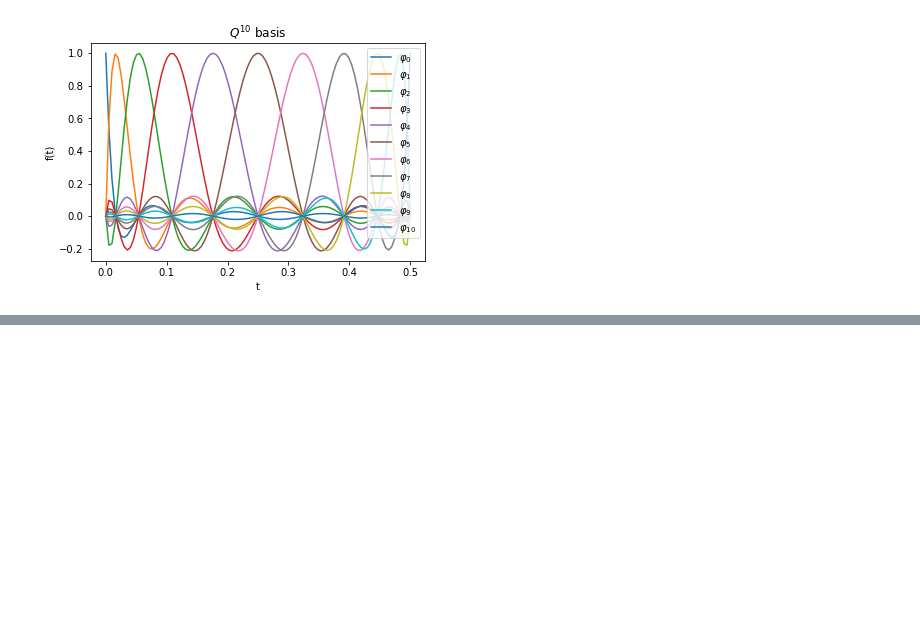
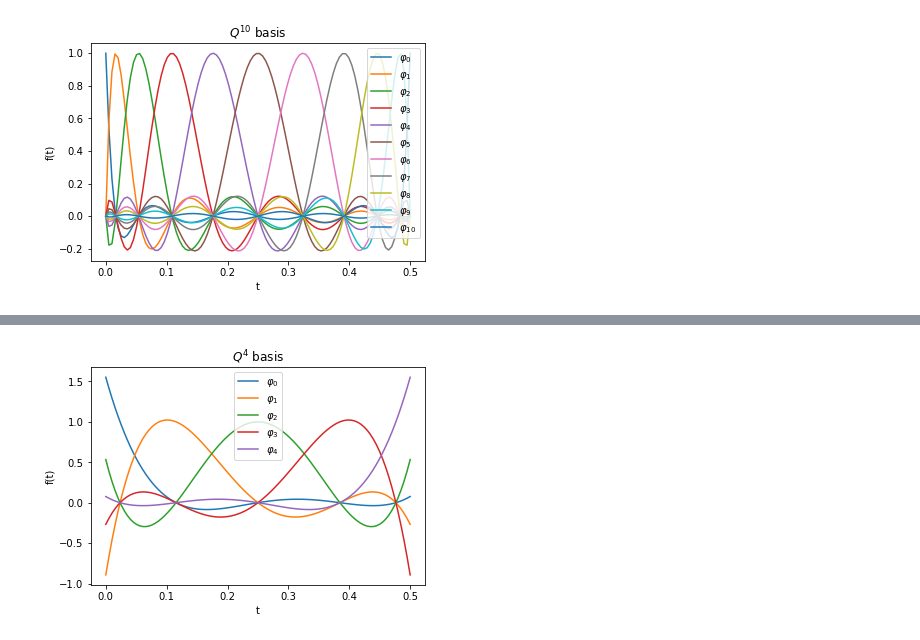
Before and after one commit to mathmerizing/PhD_SupplementaryMaterial, a Jupyter notebook: Time_FEM/Galerkin_OneElement.ipynb, the cells around one changed output, grey strips where cells are left out. Saved outputs shown, nothing was run; the diff lists cells and outputs as text; code cells hidden in the pictures; blank space fills up the shorter version.

```diff
--- a/Time_FEM/GaussLobatto_OneElement.ipynb
+++ b/Time_FEM/Galerkin_OneElement.ipynb
@@ -472,0 +504,12 @@ $\displaystyle M_k = \frac{k}{84} \begin{pmatrix}84 & 0 & 0 & 0\\\sqrt{5} & 30 &
+# %%
+roots = [
+    -Rational(1,3)*sqrt(5 + 2*sqrt(Rational(10,7))),
+    -Rational(1,3)*sqrt(5 - 2*sqrt(Rational(10,7))),
+     0,
+     Rational(1,3)*sqrt(5 - 2*sqrt(Rational(10,7))),
+     Rational(1,3)*sqrt(5 + 2*sqrt(Rational(10,7))),
+]
+φ[4] = compute_basis_functions(transform_roots(roots))
+plot_basis(basis=φ[4], title=r"$Q^4$ basis")
+# %% [output]
+[figure, added]
```
Also changed, not shown: parts of 24 cells of this notebook.
